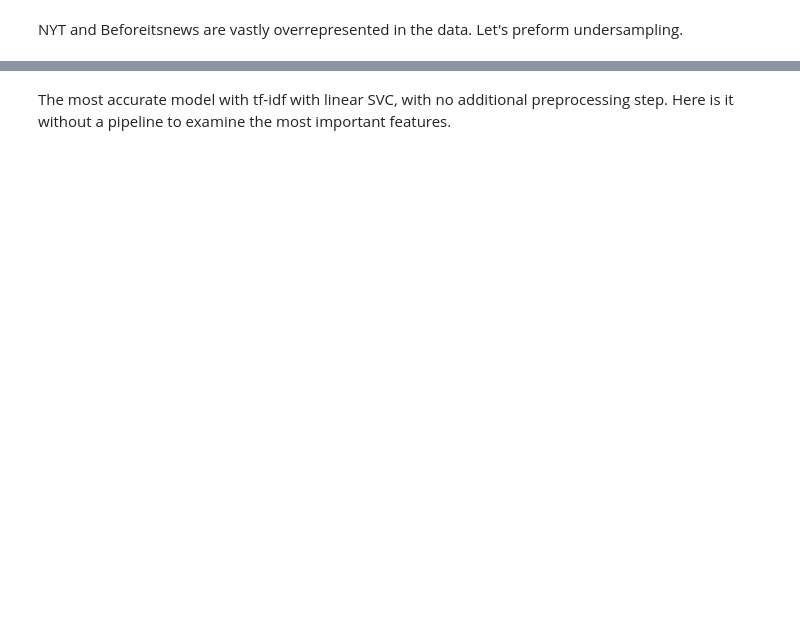
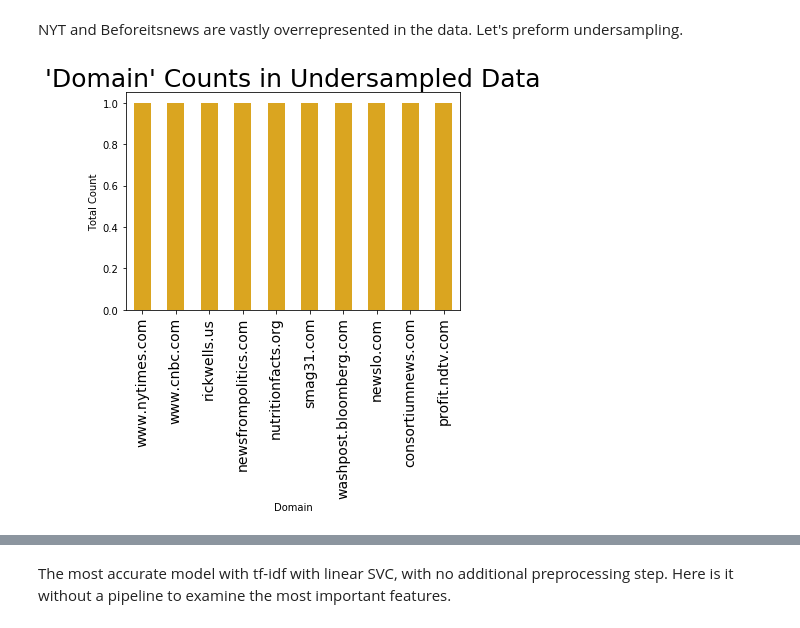
Before and after one commit to bijaykahar/English-Fake-News-Project, a Jupyter notebook: analysis.ipynb, the cells around one changed output, grey strips where cells are left out. Saved outputs shown, nothing was run; the diff lists cells and outputs as text; code cells hidden in the pictures; blank space fills up the shorter version.

```diff
--- a/analysis.ipynb
+++ b/analysis.ipynb
@@ -973,2 +980,15 @@ plt.savefig('domaincounts.png', bbox_inches='tight', dpi = 300)
 # %% [markdown]
 NYT and Beforeitsnews are vastly overrepresented in the data. Let's preform undersampling.
+# %%
+grouped = df.groupby('domain', group_keys=False)
+# %%
+balanced_df = pd.DataFrame(g.apply(lambda x: x.sample(grouped.size().min()))).reset_index(drop=True)
+# %%
+balanced_df.domain.value_counts().nlargest(10).plot(kind='bar', color='goldenrod')
+plt.xlabel('Domain')
+plt.ylabel('Total Count')
+plt.xticks(fontsize=14, rotation=90)
+plt.title("'Domain' Counts in Undersampled Data", fontsize=25)
+plt.savefig('domaincounts_under.png', bbox_inches='tight', dpi = 300)
+# %% [output]
+[figure, added]
```
Also changed, not shown: parts of 56 cells of this notebook.
